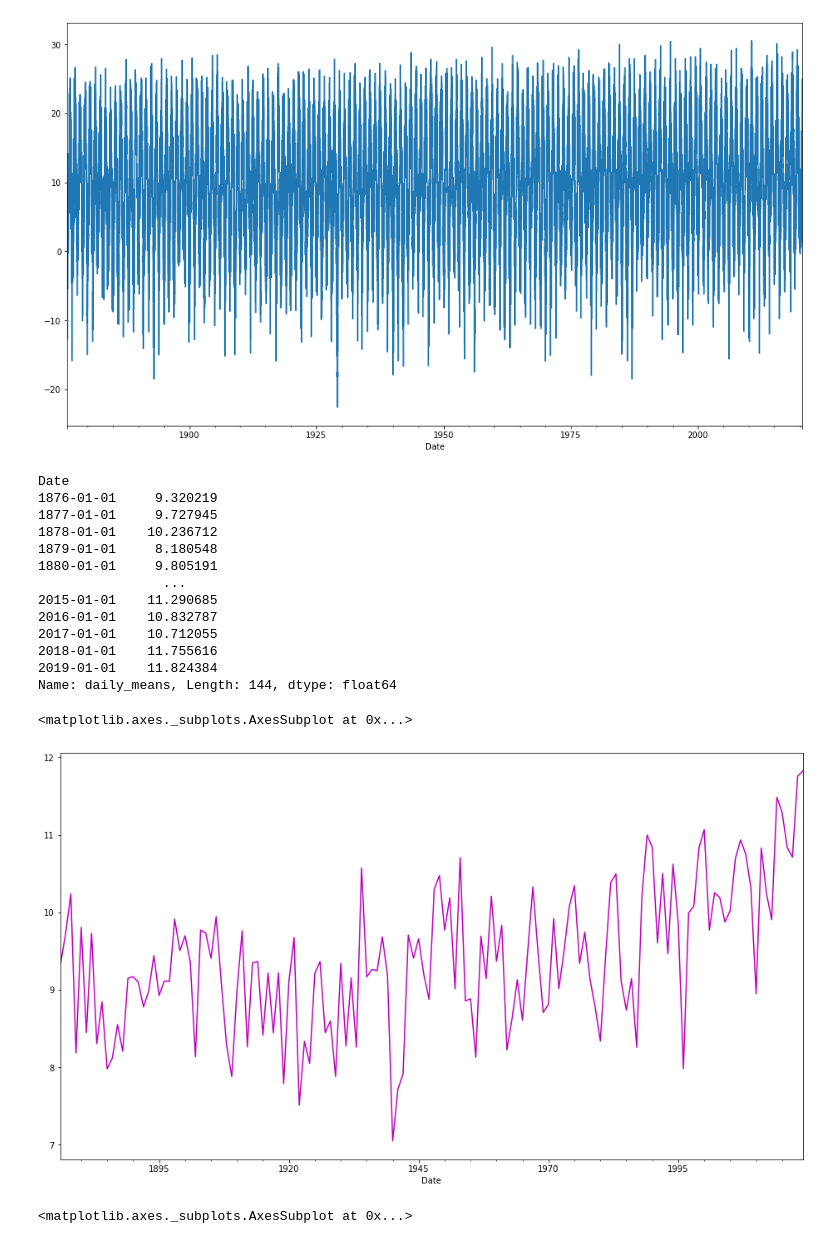
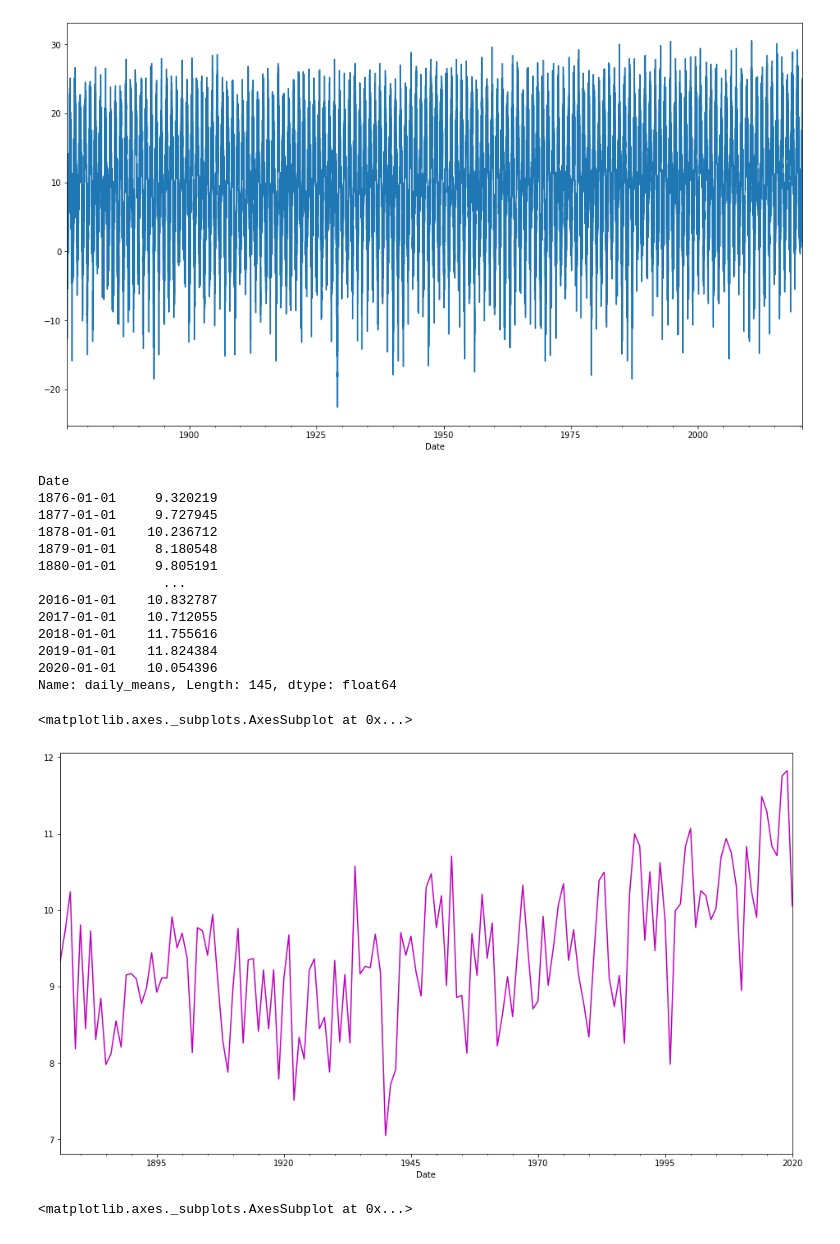
Before and after one commit to Basmatz/Spiced-bootcamp, a Jupyter notebook: Week_05/Weather.ipynb, the cells around one changed output. Drawn from its saved outputs; the diff is of its cells as text; code cells hidden in the pictures.

```diff
--- a/Week_05/Weather.ipynb
+++ b/Week_05/Weather.ipynb
@@ -140,8 +139,8 @@ df["TG"].plot()
 <matplotlib.axes._subplots.AxesSubplot at 0x...>
 [figure]
 # %%
-y_train["daily_means"] = y_train.groupby("year")["TG"].transform("mean")
-y_train["daily_means"].loc[(df["day"] == 1) & (df["month"] == 1)]
+df["daily_means"] = df.groupby("year")["TG"].transform("mean")
+df["daily_means"].loc[(df["day"] == 1) & (df["month"] == 1)]
 # %% [output]
 Date
 1876-01-01     9.320219
@@ -150,17 +149,17 @@ Date
 1879-01-01     8.180548
 1880-01-01     9.805191
                 ...
-2015-01-01    11.290685
 2016-01-01    10.832787
 2017-01-01    10.712055
 2018-01-01    11.755616
 2019-01-01    11.824384
-Name: daily_means, Length: 144, dtype: float64
+2020-01-01    10.054396
+Name: daily_means, Length: 145, dtype: float64
 # %%
-y_train["daily_means"].loc[(df["day"] == 1) & (df["month"] == 1)].plot(color="m")
+df["daily_means"].loc[(df["day"] == 1) & (df["month"] == 1)].plot(color="m")
 # %% [output]
 <matplotlib.axes._subplots.AxesSubplot at 0x...>
-[figure, old version]
+[figure, new version]
 # %%
 sns.distplot(df.TG, bins=15)
 # %% [output]
```
Also changed, not shown: parts of 28 cells of this notebook, 23 other files.
